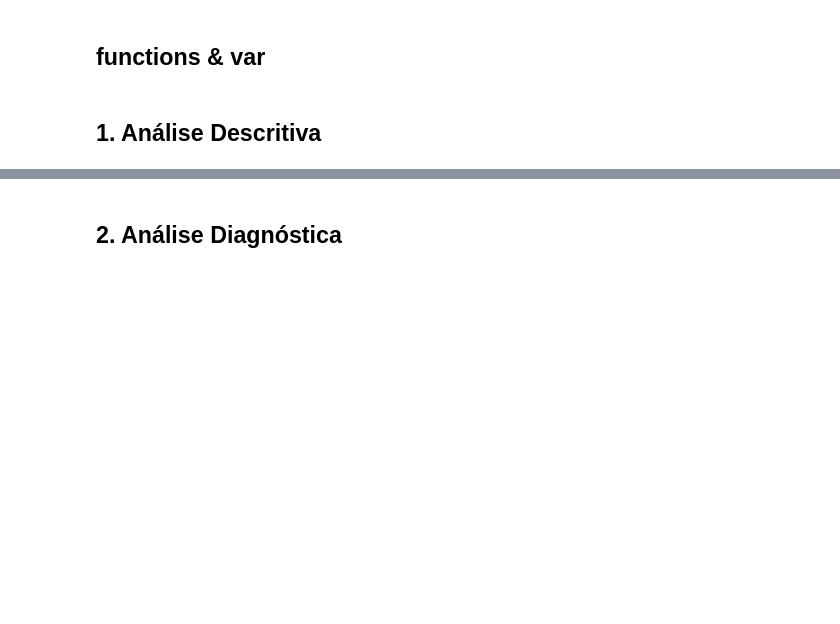
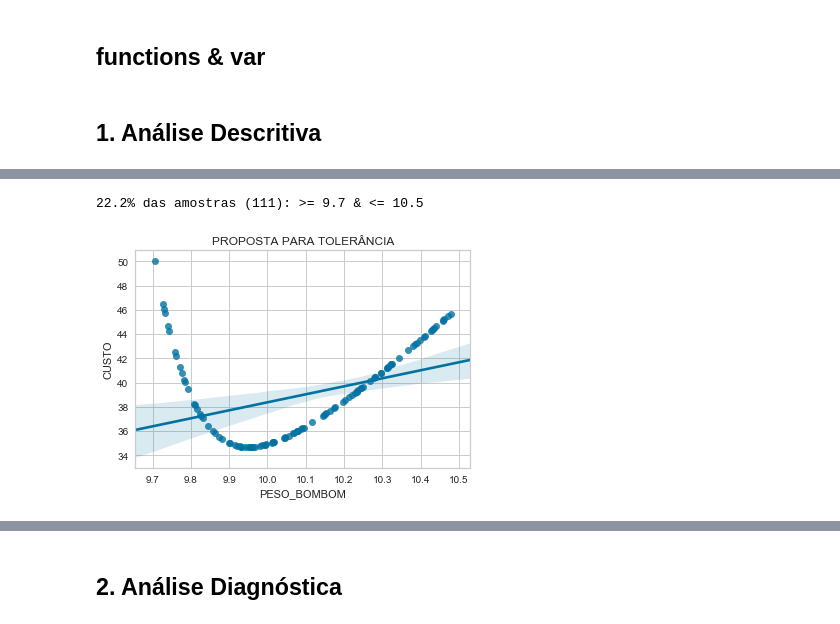
Before and after one commit to maikonabati/poc-chocolate-industry, a Jupyter notebook: code/python/poc-chocolate-industry.ipynb, the cells around one changed output, grey strips where cells are left out. Cells and saved outputs as stored; diff of their text form; code cells hidden in the pictures; blank space fills up the shorter version.

```diff
--- a/code/python/poc-chocolate-industry.ipynb
+++ b/code/python/poc-chocolate-industry.ipynb
@@ -48,0 +137,24 @@ df_registros_prod_v2.hist(bins=30);
+# %%
+# RECOMENDAÇÃO PROPOSTA
+# TOLERÂNCIA
+limite_inferior_perc = 10-(0.03*10)
+limite_superior_perc = 10+(0.05*10)
+
+features_limite = colunas
+df_limite = df_registros_prod_v2[features_limite].copy()
+df_limite_v2 = df_limite[
+    (df_limite['PESO_BOMBOM']>=limite_inferior_perc) &
+    (df_limite['PESO_BOMBOM']<=limite_superior_perc)
+].copy()
+
+sns.regplot(x='PESO_BOMBOM',y='CUSTO', data=df_limite_v2).set_title("PROPOSTA PARA TOLERÂNCIA")
+print(
+    str(round(len(df_limite_v2)/len(df_limite)*100,2))+
+    '% das amostras ('+
+    str(len(df_limite_v2))+
+    '): >= '+str(limite_inferior_perc)+
+    ' & <= '+str(limite_superior_perc)
+)
+# %% [output]
+22.2% das amostras (111): >= 9.7 & <= 10.5
+[figure, added]
```
Also changed, not shown: parts of 23 cells of this notebook.
